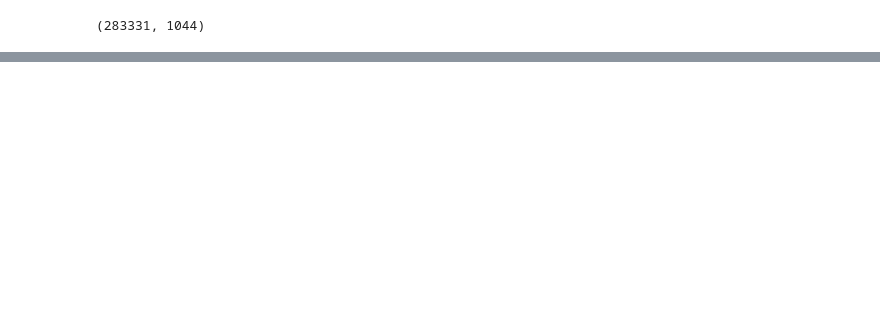
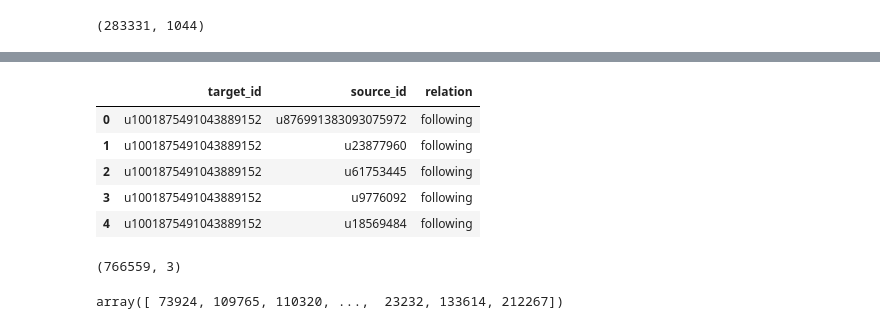
Before and after one commit to julwdo/NLP-project, a Jupyter notebook: NLP_Project_JW_Main.ipynb, the cells around one changed output, grey strips where cells are left out. Drawn from its saved outputs; the diff is of its cells as text; code cells hidden in the pictures; blank space fills up the shorter version.

```diff
--- a/NLP_Project_JW_Main.ipynb
+++ b/NLP_Project_JW_Main.ipynb
@@ -526,0 +509,21 @@ Confusion Matrix:
+# %%
+edges_filtered = pd.read_parquet(f"{path}/edges_filtered.parquet", engine='pyarrow')
+# %%
+edges_filtered.head()
+# %% [output]
+|  | target_id | source_id | relation |
+| 0 | u1001875491043889152 | u876991383093075972 | following |
+| 1 | u1001875491043889152 | u23877960 | following |
+| 2 | u1001875491043889152 | u61753445 | following |
+| 3 | u1001875491043889152 | u9776092 | following |
+| 4 | u1001875491043889152 | u18569484 | following |
+# %%
+edges_filtered.shape
+# %% [output]
+(766559, 3)
+# %%
+src_idx = edges_filtered["source_id"].map(user2idx).values
+dst_idx = edges_filtered["target_id"].map(user2idx).values
+src_idx
+# %% [output]
+array([ 73924, 109765, 110320, ...,  23232, 133614, 212267])
```
Also changed, not shown: parts of 32 cells of this notebook.
